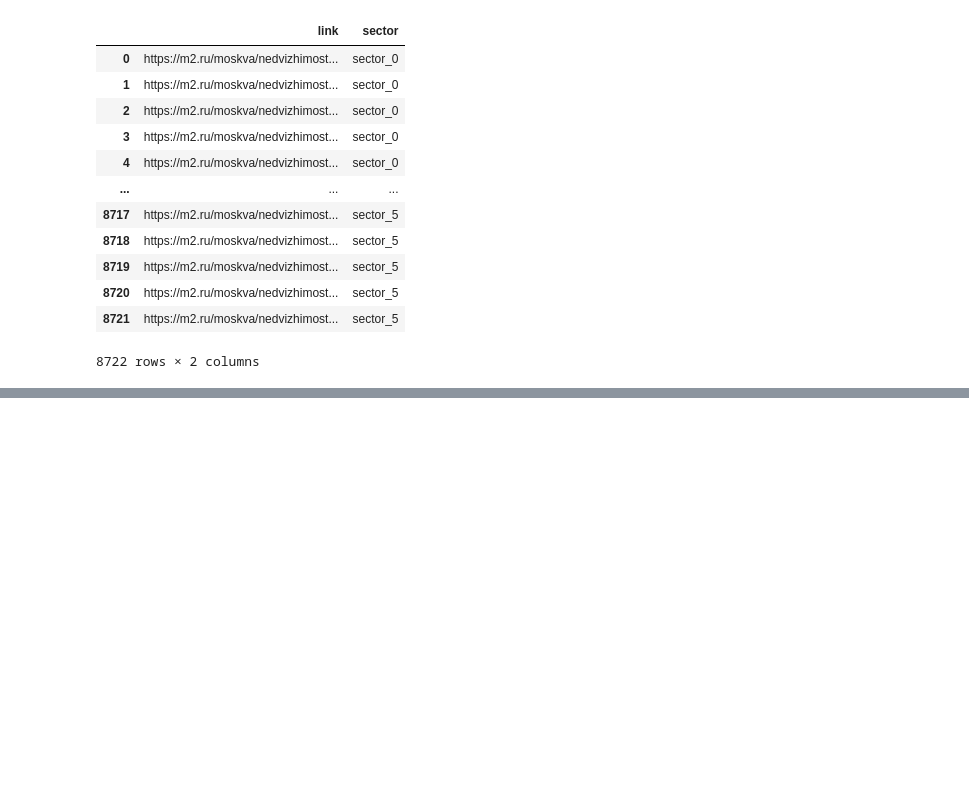
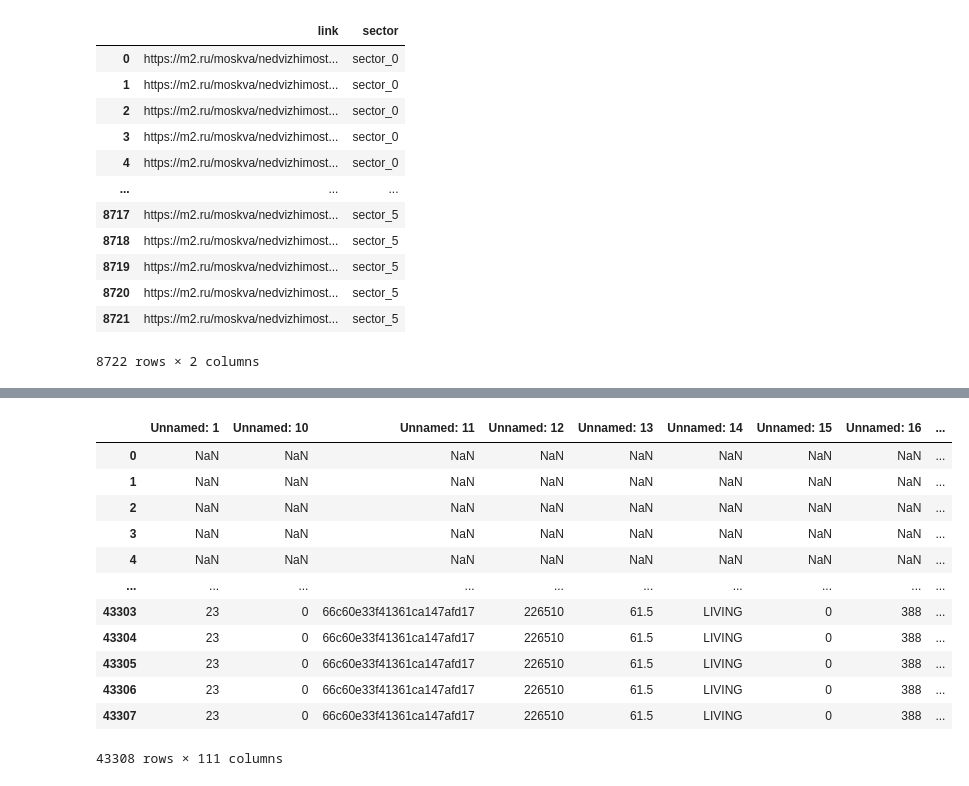
Before and after one commit to Shmelev-Roman/GP2-SMADIMO, a Jupyter notebook: scraping/main.ipynb, the cells around one changed output, grey strips where cells are left out. Cells and saved outputs as stored; diff of their text form; code cells hidden in the pictures; blank space fills up the shorter version.

```diff
--- a/scraping/main.ipynb
+++ b/scraping/main.ipynb
@@ -146,0 +175,28 @@ for i, row in tqdm(df.iterrows()):
+# %%
+df2 = pd.read_csv("flats_expanded.csv")
+# %%
+import pandas as pd
+
+
+all_columns = df.columns.union(df2.columns)
+
+df = df.reindex(columns=all_columns)
+df2 = df2.reindex(columns=all_columns)
+
+df_merged = pd.concat([df, df2], ignore_index=True)
+
+df_merged
+# %% [output]
+|  | Unnamed: 1 | Unnamed: 10 | Unnamed: 11 | Unnamed: 12 | Unnamed: 13 | Unnamed: 14 | Unnamed: 15 | Unnamed: 16 | ... |
+| 0 | NaN | NaN | NaN | NaN | NaN | NaN | NaN | NaN | ... |
+| 1 | NaN | NaN | NaN | NaN | NaN | NaN | NaN | NaN | ... |
+| 2 | NaN | NaN | NaN | NaN | NaN | NaN | NaN | NaN | ... |
+| 3 | NaN | NaN | NaN | NaN | NaN | NaN | NaN | NaN | ... |
+| 4 | NaN | NaN | NaN | NaN | NaN | NaN | NaN | NaN | ... |
+| ... | ... | ... | ... | ... | ... | ... | ... | ... | ... |
+| 43303 | 23 | 0 | 66c60e33f41361ca147afd17 | 226510 | 61.5 | LIVING | 0 | 388 | ... |
+| 43304 | 23 | 0 | 66c60e33f41361ca147afd17 | 226510 | 61.5 | LIVING | 0 | 388 | ... |
+| 43305 | 23 | 0 | 66c60e33f41361ca147afd17 | 226510 | 61.5 | LIVING | 0 | 388 | ... |
+| 43306 | 23 | 0 | 66c60e33f41361ca147afd17 | 226510 | 61.5 | LIVING | 0 | 388 | ... |
+| 43307 | 23 | 0 | 66c60e33f41361ca147afd17 | 226510 | 61.5 | LIVING | 0 | 388 | ... |
+43308 rows × 111 columns
```
Also changed, not shown: parts of 13 cells of this notebook, 5 other files.
